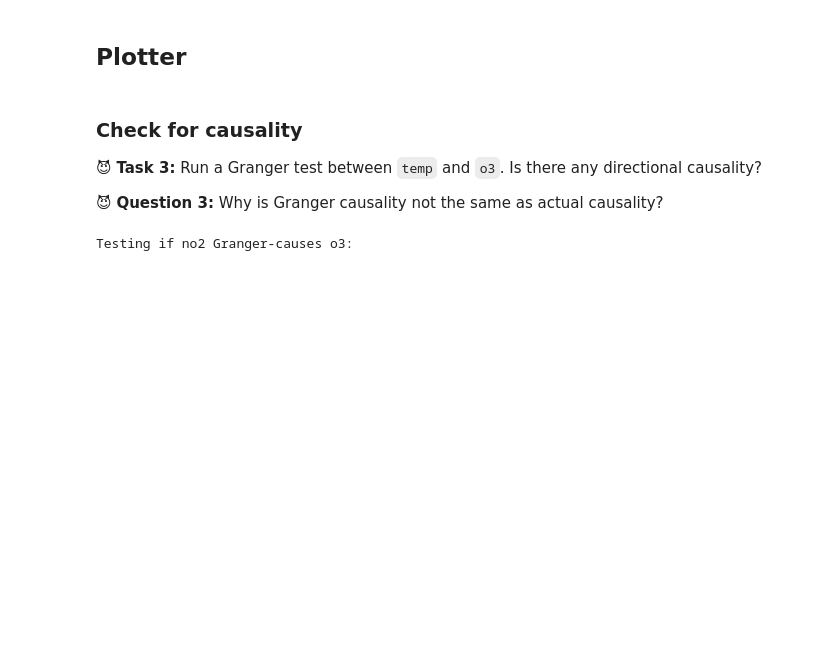
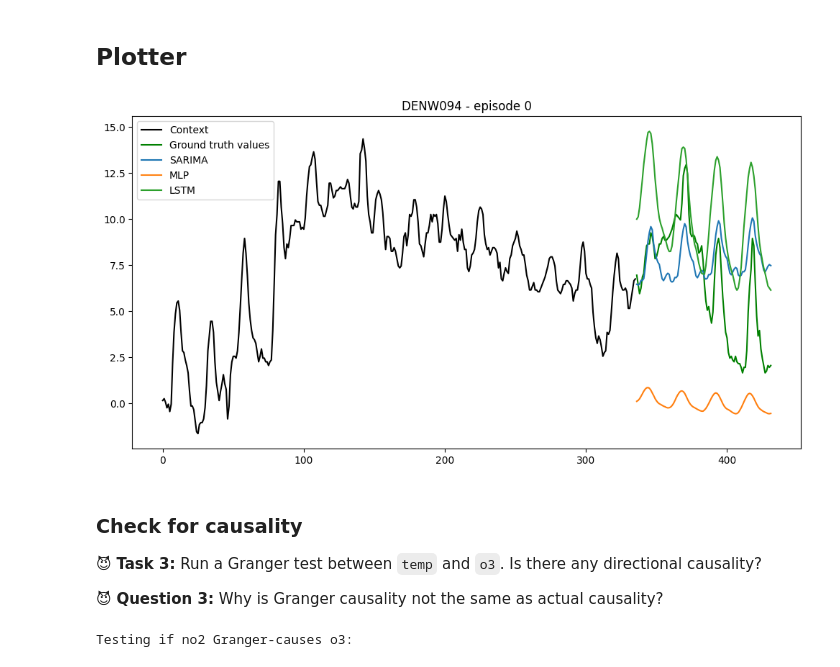
Before and after one commit to babypanda212/mless, a Jupyter notebook: homework2/task1.ipynb, the cells around one changed output. Drawn from its saved outputs; the diff is of its cells as text; code cells hidden in the pictures; blank space fills up the shorter version.

```diff
--- a/homework2/task1.ipynb
+++ b/homework2/task1.ipynb
@@ -89,6 +97,7 @@ def save_forecast(
 import json
 import glob # for file handling
 import matplotlib.pyplot as plt
+import warnings
 
 # Function to load all saved runs from the results folder
 def load_runs(run_dir, station, episode_id):
@@ -100,36 +109,45 @@ def load_runs(run_dir, station, episode_id):
     # initialize list to store run data
     runs = []
     for path in glob.glob(f"{run_dir}/*.json"): # get all filepaths of result files
-        with open(path) as f:
-            r = json.load(f) # load contents of each file
+        try:
+            with open(path) as f:
+                r = json.load(f) # load contents of each file
+        except json.JSONDecodeError as e:
+            warnings.warn(f"Could not load {path} as JSON: {e}")
+            # Print the content of the file that caused the error
+            with open(path, 'r') as f_err:
+                print(f"Content of problematic file '{path}':\n{f_err.read()}")
+            continue # skip to the next file
         if r["station"] == station and r["episode_id"] == episode_id: # check if results file matches the desired station and episode_id
             runs.append(r)
     return runs
 # %%
 # --- choose what to visualize ---
 station = "DENW094"
 episode_id = 0
 # setting results folder according to my google drive
 runs = load_runs(f"{BASEPATH}/results", station, episode_id)
 
 # shared x-axis
-context_length = len(runs[0]["context"]) # length of past values of variable
+context_length = len(runs[1]["context"]) # length of past values of variable
 future_length = len(runs[0]["future_true"]) # length of forecasted value array
 context_xaxis = range(context_length) # creating time step values for x axis for the past value range
 future_xaxis = range(context_length, context_length + future_length) # creating timestep values for x axis for forecasted values range
 
 plt.figure(figsize=(12,6))
 plt.plot(context_xaxis, runs[0]["context"], label = "Context", color="black") # plot past values of variable
 plt.plot(future_xaxis, runs[0]["future_true"], label = "Ground truth values", color = "green") # plot ground truth values of the variable
 
 # loop over all model results
 for r in runs:
     plt.plot(future_xaxis, r["future_pred"], label = r["model"]) # plot predicted value from model
 
 plt.title(f"{station} - episode {episode_id}")
 plt.legend()
 plt.tight_layout
 plt.show()
+# %% [output]
+[figure, added]
 # %% [markdown]
 ### Check for causality
 
```
Also changed, not shown: parts of 3 cells of this notebook.
